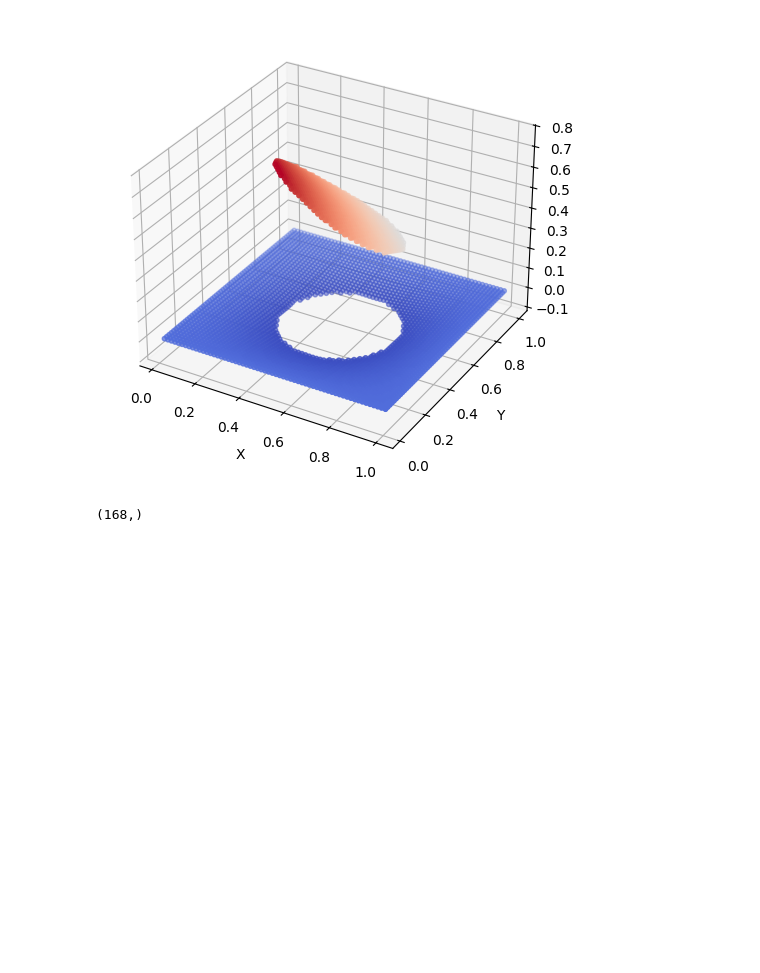
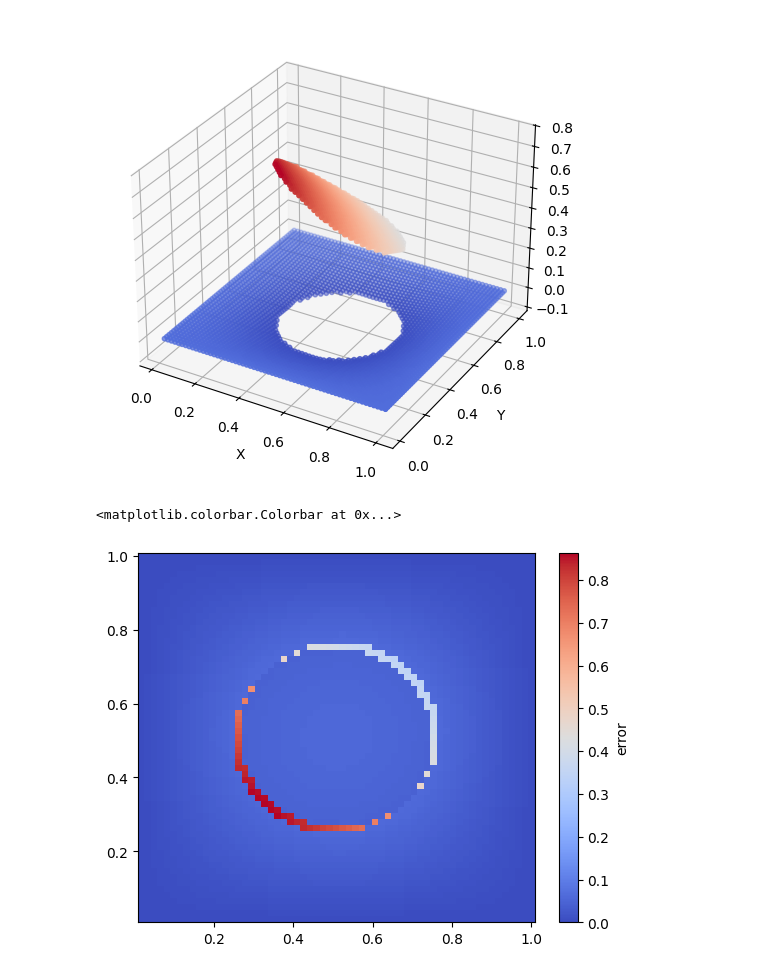
Before and after one commit to HuntFeng/vlasolver, a Jupyter notebook: analysis.ipynb, the cells around one changed output. Saved outputs shown, nothing was run; the diff lists cells and outputs as text; code cells hidden in the pictures; blank space fills up the shorter version.

```diff
--- a/analysis.ipynb
+++ b/analysis.ipynb
@@ -22,5 +22,8 @@ plt.tight_layout()
 # %%
 u = np.exp(-(X**2) - Y**2)
 u[(X - 0.5) ** 2 + (Y - 0.5) ** 2 > 0.25**2] = 0
+plt.pcolormesh(X, Y, np.abs(u - phi[-1]), cmap="coolwarm", shading="auto")
+plt.colorbar(label="error")
 # %% [output]
-(168,)
+<matplotlib.colorbar.Colorbar at 0x...>
+[figure, added]
```
Also changed, not shown: 2 other files.
